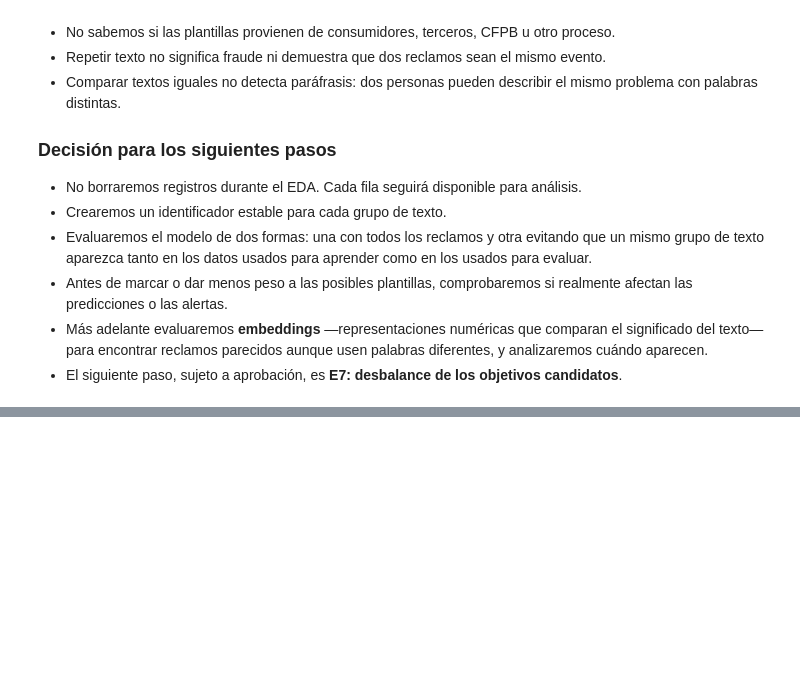
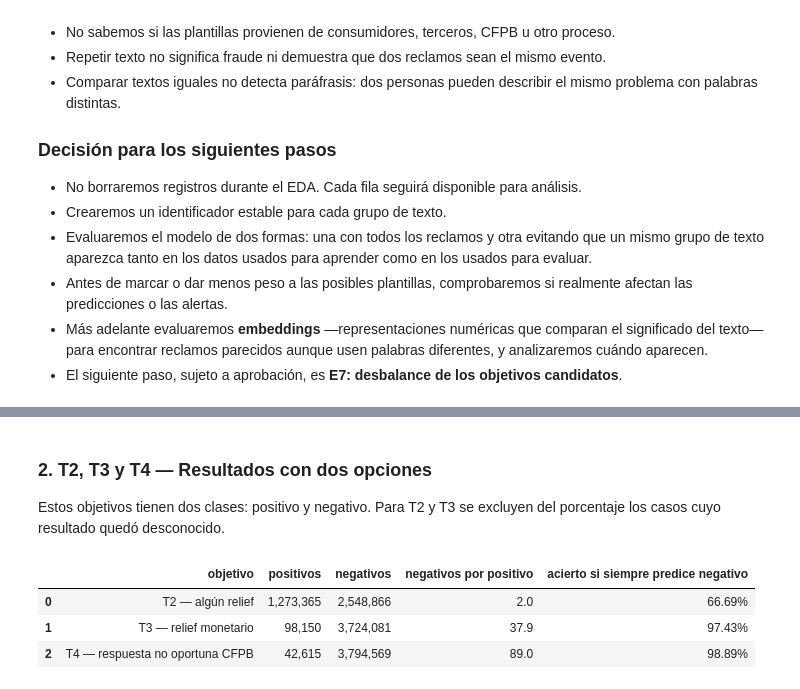
Before and after one commit to Codenid/capstone-claims-triage, a Jupyter notebook: notebooks/01_eda.ipynb, the cells around one changed output, grey strips where cells are left out. Cells and saved outputs as stored; diff of their text form; code cells hidden in the pictures; blank space fills up the shorter version.

Commit message:
Analyze target imbalance

```diff
--- a/notebooks/01_eda.ipynb
+++ b/notebooks/01_eda.ipynb
@@ -1206,0 +1301,24 @@ display(largest_groups[[
+# %% [markdown]
+### 2. T2, T3 y T4 — Resultados con dos opciones
+
+Estos objetivos tienen dos clases: positivo y negativo. Para T2 y T3 se excluyen del porcentaje los casos cuyo resultado quedó desconocido.
+# %%
+binary_balance = target_table.copy()
+binary_balance["negativos por positivo"] = binary_balance["negativos"] / binary_balance["positivos"]
+binary_balance["acierto si siempre predice negativo"] = (
+    100 * binary_balance["negativos"] / (binary_balance["positivos"] + binary_balance["negativos"])
+)
+binary_display = binary_balance[[
+    "objetivo", "positivos", "negativos",
+    "negativos por positivo", "acierto si siempre predice negativo",
+]].copy()
+binary_display["positivos"] = binary_display["positivos"].map("{:,}".format)
+binary_display["negativos"] = binary_display["negativos"].map("{:,}".format)
+binary_display["negativos por positivo"] = binary_display["negativos por positivo"].map("{:.1f}".format)
+binary_display["acierto si siempre predice negativo"] = binary_display["acierto si siempre predice negativo"].map("{:.2f}%".format)
+display(binary_display)
+# %% [output]
+|  | objetivo | positivos | negativos | negativos por positivo | acierto si siempre predice negativo |
+| 0 | T2 — algún relief | 1,273,365 | 2,548,866 | 2.0 | 66.69% |
+| 1 | T3 — relief monetario | 98,150 | 3,724,081 | 37.9 | 97.43% |
+| 2 | T4 — respuesta no oportuna CFPB | 42,615 | 3,794,569 | 89.0 | 98.89% |
```
Also changed, not shown: parts of 9 cells of this notebook.
